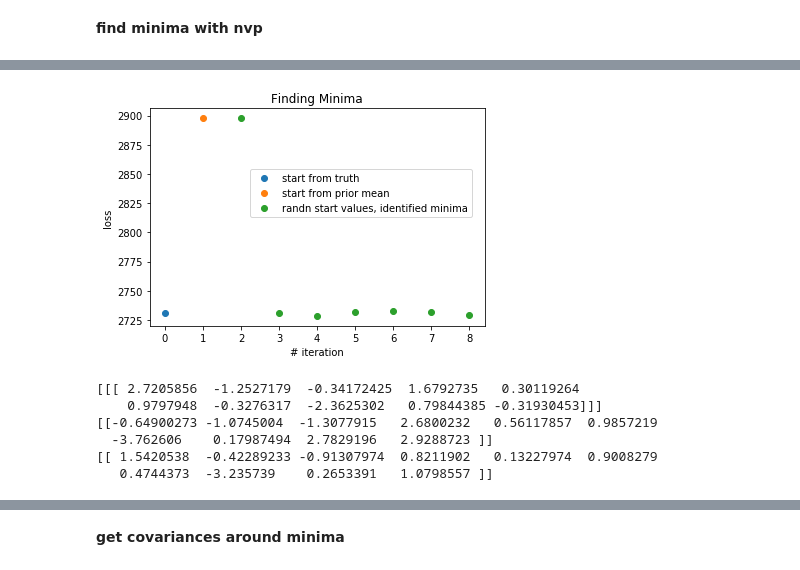
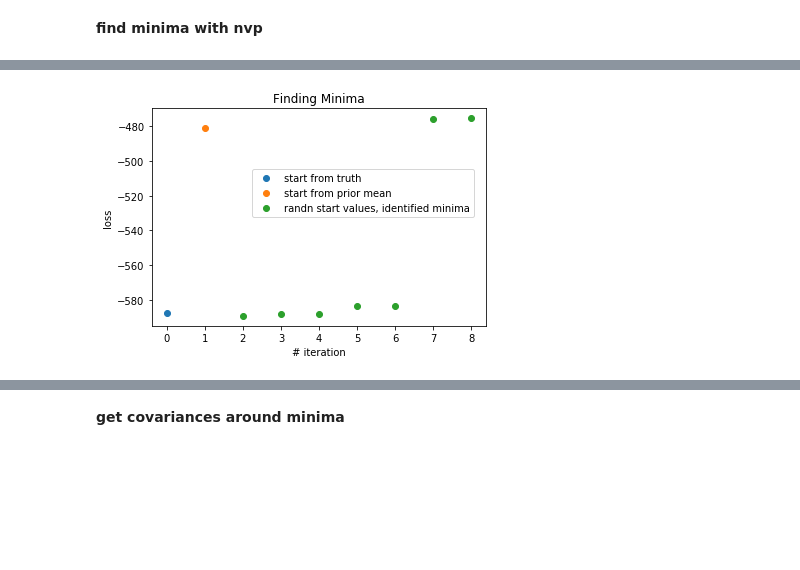
Before and after one commit to VMBoehm/DeNoPa, a Jupyter notebook: MNISTInpainting_annealing.ipynb, the cells around one changed output, grey strips where cells are left out. Drawn from its saved outputs; the diff is of its cells as text; code cells hidden in the pictures; blank space fills up the shorter version.

```diff
--- a/MNISTInpainting_annealing.ipynb
+++ b/MNISTInpainting_annealing.ipynb
@@ -1220,7 +934,0 @@ posterior_loss=[]
-# %%
-lrate=1e-3
-for ii in range(8000):
-  _, ll = sess.run([opt_op_elbo_f, elbo_f],feed_dict={x_corr: np.expand_dims(masked_data,-1), lr:lrate, sigma_corr:sigma_new, nvp_prior:True})
-  posterior_loss.append(ll)
-  if ii%1000==0:
-    print(ll)
@@ -1241,7 +934,0 @@ yscale('log')
-# %%
-mean   = sess.run(mean_corr_likelihood_f,feed_dict={x_corr: np.expand_dims(masked_data,-1), lr:lrate, sigma_corr:sigma_new, nvp_prior:True})
-samples = sess.run(sample_elbo_mean_f,feed_dict={x_corr: np.expand_dims(masked_data,-1), lr:lrate, sigma_corr:sigma_new, nvp_prior:True})
-VI_f_mean, VI_f_cov = sess.run([approx_posterior_f_elbo.mean(),approx_posterior_f_elbo.covariance()],feed_dict={x_corr: np.expand_dims(masked_data,-1), lr:lrate, sigma_corr:sigma_new, nvp_prior:True})
-VI_f_min_loss = sess.run(approx_posterior_f_elbo.log_prob(VI_f_mean),feed_dict={x_corr: np.expand_dims(masked_data,-1), lr:lrate, sigma_corr:sigma_new, nvp_prior:True})
-VI_f_min_loss = -VI_f_min_loss
-print(VI_f_mean,VI_f_min_loss)
@@ -1322,7 +937,7 @@ array([0.6, 0.6, 0.6, 0.6, 0.6, 0.6, 0.6, 0.6, 0.6, 0.6, 0.6, 0.6, 0.6,
 # %%
 mini_ini=[]
 np.random.seed(28)
-for ii in range(15):
+for ii in range(20):
   if ii ==1:
       mini_ini+=[np.zeros((batch_size2*hidden_size)).reshape((batch_size2,hidden_size))+1e-8]
   elif ii==0:
@@ -1339,42 +1000,42 @@ final_losses={}
 l_minima            = []
 map_minima          = []
 pos_def             = []
-for ii in range(15):
+for ii in range(20):
   posterior_corr_loss = []
   ini = mini_ini[ii]
 
-  sess.run(MAP_reset,feed_dict={x_corr: data, MAP_ini:ini, sigma_corr:sigma_new})
+  sess.run(MAP_reset,feed_dict={input_data: data, MAP_ini:ini, mymask:mask,sigma_corr:sigma_new})
 
 #     for jj in range(1):
 #       if minimizer == 'lbfgs':
-#         opt_BFGS.minimize(sess,feed_dict={x_corr: data, sigma_corr:sigma_new})
+#         opt_BFGS.minimize(sess,feed_dict={input_data: data, sigma_corr:sigma_new})
 #       elif minimizer == 'lm':
-#         opt_NM.minimize(sess,feed_dict={x_corr: data, sigma_corr:sigma_new})
+#         opt_NM.minimize(sess,feed_dict={input_data: data, sigma_corr:sigma_new})
 #       elif minimizer == 'trf':
-#         opt_tk.minimize(sess,feed_dict={x_corr: data, sigma_corr:sigma_new})
-#       ll = sess.run(loss_MAP,feed_dict={x_corr: data, sigma_corr:sigma_new})
+#         opt_tk.minimize(sess,feed_dict={input_data: data, sigma_corr:sigma_new})
+#       ll = sess.run(loss_MAP,feed_dict={input_data: data, sigma_corr:sigma_new})
     #posterior_corr_loss.append(ll)
   lrate=1e-1
   for jj in range(10000):
     inv_T= np.round(0.5*np.exp(-(1.-jj/10000)),decimals=1)
-    _, ll = sess.run([opt_op_MAP,loss_MAP[0]],feed_dict={x_corr: data, sigma_corr:sigma_new, lr: lrate, inverse_T:inv_T})
+    _, ll = sess.run([opt_op_MAP,loss_MAP[0]],feed_dict={input_data: data, mymask:mask, sigma_corr:sigma_new, lr: lrate, inverse_T:inv_T})
     posterior_corr_loss.append(ll)
     if jj%1000==0:
       print(ll, inv_T)
   lrate=1e-2
   for jj in range(10000):
-    _, ll = sess.run([opt_op_MAP,loss_MAP[0]],feed_dict={x_corr: data, sigma_corr:sigma_new, lr: lrate})
+    _, ll = sess.run([opt_op_MAP,loss_MAP[0]],feed_dict={input_data: data, mymask:mask, sigma_corr:sigma_new, lr: lrate})
     posterior_corr_loss.append(ll)
     if jj%1000==0:
       print(ll)
   lrate=1e-3
   print('switching to lr', lrate)
   for jj in range(4000):
-    _, ll = sess.run([opt_op_MAP,loss_MAP[0]],feed_dict={x_corr: data, sigma_corr:sigma_new, lr: lrate})
+    _, ll = sess.run([opt_op_MAP,loss_MAP[0]],feed_dict={input_data: data, mymask:mask, sigma_corr:sigma_new, lr: lrate})
     posterior_corr_loss.append(ll)
     if jj%1000==0:
       print(ll)
-  ev= sess.run(eig1,feed_dict={x_corr: data, sigma_corr:sigma_new,true_hess:True})
+  ev= sess.run(eig1,feed_dict={input_data: data, mymask:mask, sigma_corr:sigma_new,true_hess:True})
   print(ev)
   if np.all(ev>0.):
     if ii is not 0:
@@ -1383,7 +1044,7 @@ for ii in range(15):
   #plt.plot(posterior_corr_loss,label='data_loss')
   #plt.show()
   l_minima+=[ll]
-  map_minima+=[sess.run([MAP],feed_dict={x_corr: data, sigma_corr:sigma_new})]
+  map_minima+=[sess.run([MAP],feed_dict={input_data: data, sigma_corr:sigma_new})]
 
 #   maps[minimizer]                = map_minima
 #   final_losses[minimizer]        = l_minima
@@ -1413,21 +1074,21 @@ print(pos_def)
 # %%
 # print(pos_def)
 map_minima = np.asarray(map_minima)
 l_minima   = np.asarray(l_minima)
-l_minima_pos_def   = l_minima[pos_def]
-map_minima_pos_def = map_minima[pos_def]
+#l_minima_pos_def   = l_minima[pos_def]
+#map_minima_pos_def = map_minima[pos_def]
 plt.figure()
 plt.title('Finding Minima')
 plt.plot(0,l_minima[0],ls='',marker='o',label='start from truth')
 plt.plot(1,l_minima[1],ls='',marker='o',label='start from prior mean')
 plt.plot(np.arange(len(map_minima_pos_def))+2,l_minima_pos_def,ls='',marker='o', label='randn start values, identified minima')
 plt.xlabel('# iteration')
 plt.ylabel('loss')
 plt.legend(loc=(0.3,0.5))
-plt.savefig(plot_path+'minimzation_results_xmin%d_xmax%d_new_sigma.png'%(minx,maxx),bbox_inches='tight')
+plt.savefig(plot_path+'minimzation_results_xmin%d_xmax%d_masked_and_new_sigmas.png'%(minx,maxx),bbox_inches='tight')
 plt.show()
 # %% [output]
-[figure, old version]
+[figure, new version]
 # %%
 import pickle
 try:
@@ -1438,14 +1099,3 @@ except:
 
 map_minima = np.asarray(map_minima)
 l_minima   = np.asarray(l_minima)
-# %%
-print(map_minima[0])
-print(VI_f_mean)
-print(VI_mean)
-# %% [output]
-[[[ 2.7205856  -1.2527179  -0.34172425  1.6792735   0.30119264
-    0.9797948  -0.3276317  -2.3625302   0.79844385 -0.31930453]]]
-[[-0.64900273 -1.0745004  -1.3077915   2.6800232   0.56117857  0.9857219
-  -3.762606    0.17987494  2.7829196   2.9288723 ]]
-[[ 1.5420538  -0.42289233 -0.91307974  0.8211902   0.13227974  0.9008279
-   0.4744373  -3.235739    0.2653391   1.0798557 ]]
```
Also changed, not shown: parts of 47 cells of this notebook.
